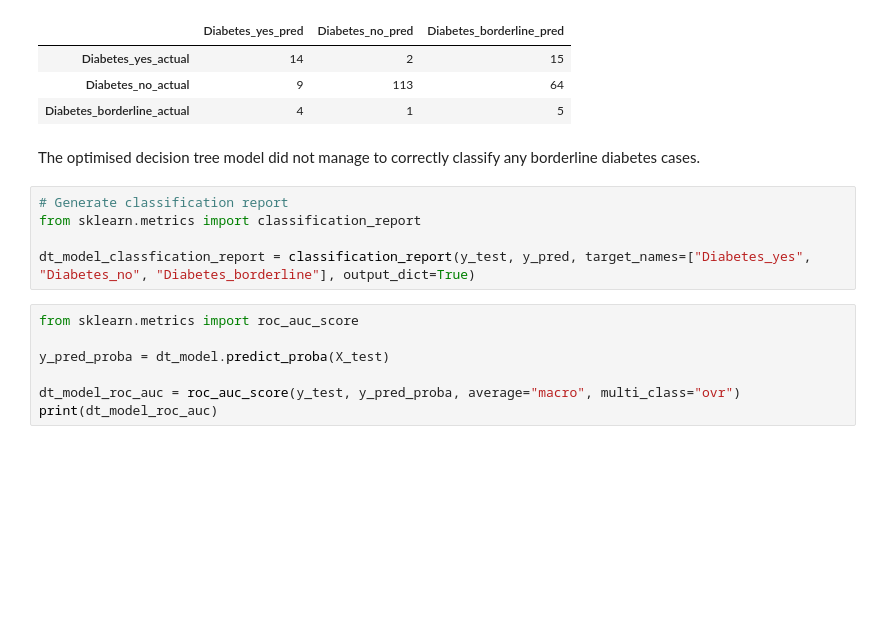
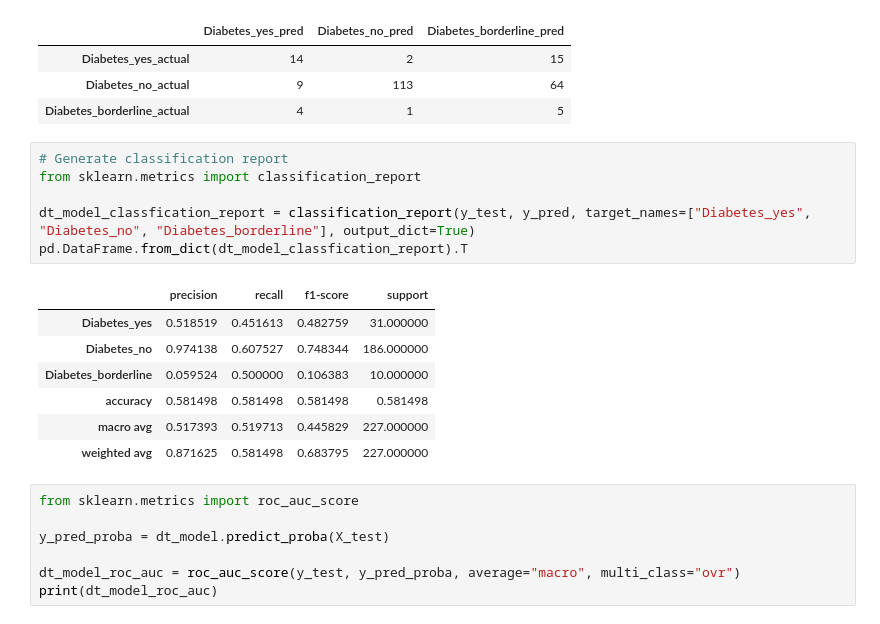
Before and after one commit to ryansoh-42/interpretable-ML-T2DM, a Jupyter notebook: notebooks/04_model_training.ipynb, the cells around one changed output. Saved outputs shown, nothing was run; the diff lists cells and outputs as text; blank space fills up the shorter version.

```diff
--- a/notebooks/04_model_training.ipynb
+++ b/notebooks/04_model_training.ipynb
@@ -403,13 +421,20 @@ cnf_matrix_test_df
 | Diabetes_yes_actual | 14 | 2 | 15 |
 | Diabetes_no_actual | 9 | 113 | 64 |
 | Diabetes_borderline_actual | 4 | 1 | 5 |
-# %% [markdown]
-The optimised decision tree model did not manage to correctly classify any borderline diabetes cases.
 # %%
 # Generate classification report
 from sklearn.metrics import classification_report
 
 dt_model_classfication_report = classification_report(y_test, y_pred, target_names=["Diabetes_yes", "Diabetes_no", "Diabetes_borderline"], output_dict=True)
+pd.DataFrame.from_dict(dt_model_classfication_report).T
+# %% [output]
+|  | precision | recall | f1-score | support |
+| Diabetes_yes | 0.518519 | 0.451613 | 0.482759 | 31.000000 |
+| Diabetes_no | 0.974138 | 0.607527 | 0.748344 | 186.000000 |
+| Diabetes_borderline | 0.059524 | 0.500000 | 0.106383 | 10.000000 |
+| accuracy | 0.581498 | 0.581498 | 0.581498 | 0.581498 |
+| macro avg | 0.517393 | 0.519713 | 0.445829 | 227.000000 |
+| weighted avg | 0.871625 | 0.581498 | 0.683795 | 227.000000 |
 # %%
 from sklearn.metrics import roc_auc_score
 
```
Also changed, not shown: parts of 30 cells of this notebook, 10 other files.
